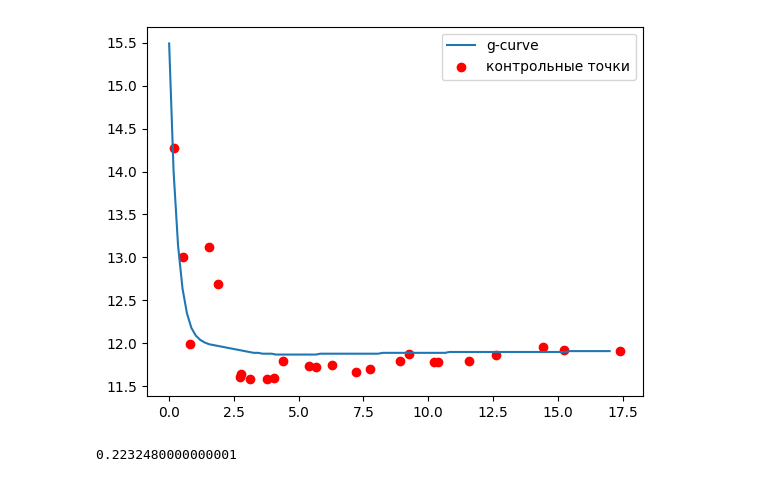
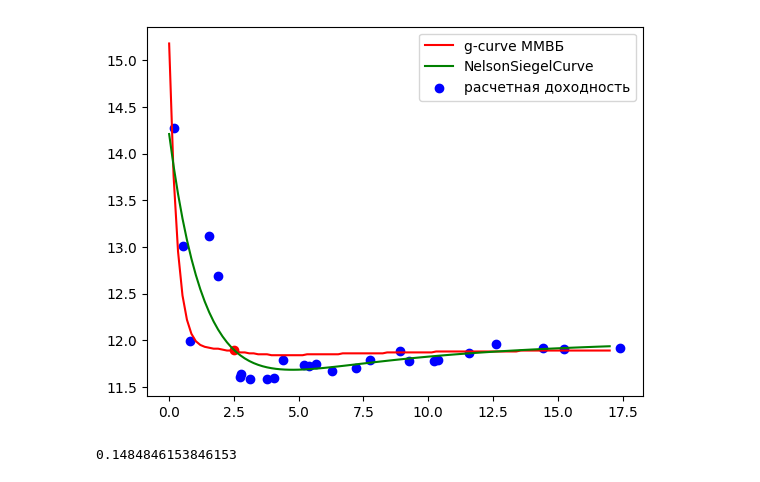
Before and after one commit to MolchanovSergey/curve, a Jupyter notebook: g_curve .ipynb, the cells around one changed output. Drawn from its saved outputs; the diff is of its cells as text; code cells hidden in the pictures.

```diff
--- a/g_curve .ipynb
+++ b/g_curve .ipynb
@@ -62,0 +50,8 @@ time
+# %%
+# Создаем ряды данных для модели Нельсона - Зигеля
+x = np.array(df['Срок, лет'])
+y = np.array(df['Расчетная доходность'])
+# %%
+# Сгенерируем модель Нельсона - Зигеля
+curve, status = calibrate_ns_ols(x, y, tau0=1.0)  # starting value of 1.0 for the optimization of tau
+assert status.success
@@ -62,0 +62,3 @@ time
+# %%
+y_ns = curve
+t_ns = np.linspace(0.01, 17, 100)
@@ -87,6 +96,6 @@ def g_curve_model(t, params):
 # %%
 t = np.linspace(0.01, 17, 100)
 # %%
-params = [1191.95, 366.00, -374.43, 0.32,	0.48,	-0.95,	8.35,	-1.83,	-2.28,	-1.22,	-0.77,	0.00, 0.00]
+params = [1191.0, 336.00, -374.43, 0.32,	0.48,	-0.95,	8.35,	-1.83,	-2.28,	-1.22,	-0.77,	0.00, 0.00]
 # %%
 result = (g_curve_model(t, params)/100).round(2)
@@ -97,15 +104,17 @@ data1 = {'t': np.linspace(0.01, 17, 100), 'Y' :[(g_curve_model(t, params)/100).r
 # %%
 df1 = pd.DataFrame(data1)
 # %%
-plt.plot(df1['t'], df1['Y'], label = 'g-curve')
+plt.plot(df1['t'], df1['Y'], label = 'g-curve ММВБ', color = 'r')
+plt.plot(t_ns, y_ns(t), label = 'NelsonSiegelCurve', color = 'g')
 # plt.plot(df2['x'], df2['y2'], label = 'y2 = 10 -x')
-plt.scatter(df['Лет до погашения'], df['Бескупонная доходность'], color = 'r', label = 'контрольные точки' )
+plt.scatter(df['Срок, лет'], df['Расчетная доходность'], color = 'b', label = 'расчетная доходность' )
+plt.scatter(2.5, y_ns(2.5), color = 'red', label = 'точка смены модели' )
 plt.legend()
 plt.show()
 # %% [output]
-[figure, old version]
+[figure, new version]
 # %%
-df1['diff'] = df1['Y'] - df['Бескупонная доходность']
+df1['diff'] = df1['Y'] - df['Расчетная доходность']
 
 # Возведение разности в квадрат
 df1['diff_square'] = df1['diff'] ** 2
@@ -115,4 +124,4 @@ mse = df1['diff_square'].mean()
 
 mse
 # %% [output]
-0.2232480000000001
+0.1484846153846153
```
Also changed, not shown: parts of 25 cells of this notebook.
